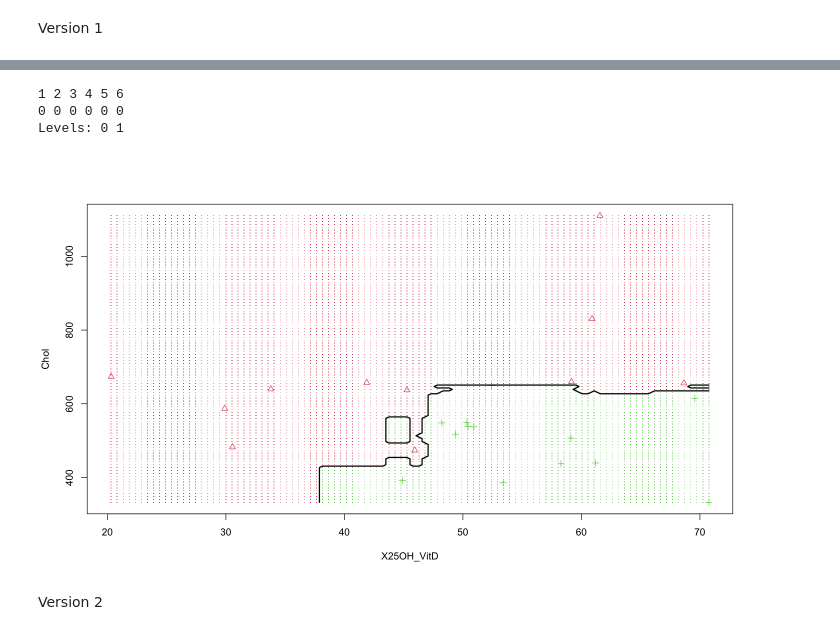
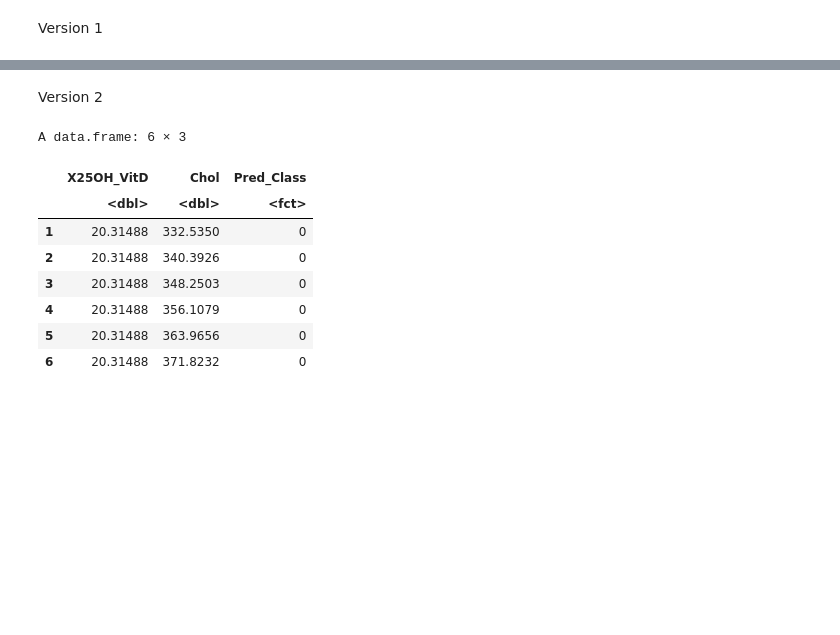
Before and after one commit to UNC-CEMALB/Ozone-exposure-is-associated-with-alterations-in-lung-and-systemic-sterol-profiles-in-healthy-and-as, a Jupyter notebook: 3. ML Visualization/Decision Boundary Plot.ipynb, the cells around one changed output, grey strips where cells are left out. Drawn from its saved outputs; the diff is of its cells as text; code cells hidden in the pictures; blank space fills up the shorter version.

```diff
--- a/3. ML Visualization/Decision Boundary Plot.ipynb
+++ b/3. ML Visualization/Decision Boundary Plot.ipynb
@@ -268,13 +161,42 @@ A data.frame: 100 × 100
-# %%
-b = contour_fn(rf_model, smaller_data, class = "Lung_Responder")
-head(b)
-# %% [output]
-1 2 3 4 5 6
-0 0 0 0 0 0
-Levels: 0 1
-[figure, removed]
 # %% [markdown]
 Version 2
+# %%
+boundary2 <- function(model, data, class = NULL, predict_type = "class",
+  resolution = 100, showgrid = TRUE, ...) {
+
+  if(!is.null(class)) cl <- data[,class] else cl <- 1
+  data <- data[,1:2]
+  k <- length(unique(cl))
+
+  # make grid
+  r <- sapply(data, range, na.rm = TRUE)
+  xs <- seq(r[1,1], r[2,1], length.out = resolution)
+  ys <- seq(r[1,2], r[2,2], length.out = resolution)
+  g <- cbind(rep(xs, each=resolution), rep(ys, time = resolution))
+  colnames(g) <- colnames(r)
+  g <- as.data.frame(g)
+
+  ### guess how to get class labels from predict
+  ### (unfortunately not very consistent between models)
+  p <- predict(model, g, type = predict_type)
+  g$Pred_Class = p
+
+  return(g)
+}
+
+
+g_df = boundary2(rf_model, smaller_data, class = "Lung_Responder")
+head(g_df)
+# %% [output]
+A data.frame: 6 × 3
+|  | X25OH_VitD | Chol | Pred_Class |
+|  | <dbl> | <dbl> | <fct> |
+| 1 | 20.31488 | 332.5350 | 0 |
+| 2 | 20.31488 | 340.3926 | 0 |
+| 3 | 20.31488 | 348.2503 | 0 |
+| 4 | 20.31488 | 356.1079 | 0 |
+| 5 | 20.31488 | 363.9656 | 0 |
+| 6 | 20.31488 | 371.8232 | 0 |
 # %%
 options(repr.plot.width=12, repr.plot.height=7) #changing size
 ggplot() +
```
Also changed, not shown: parts of 22 cells of this notebook.
